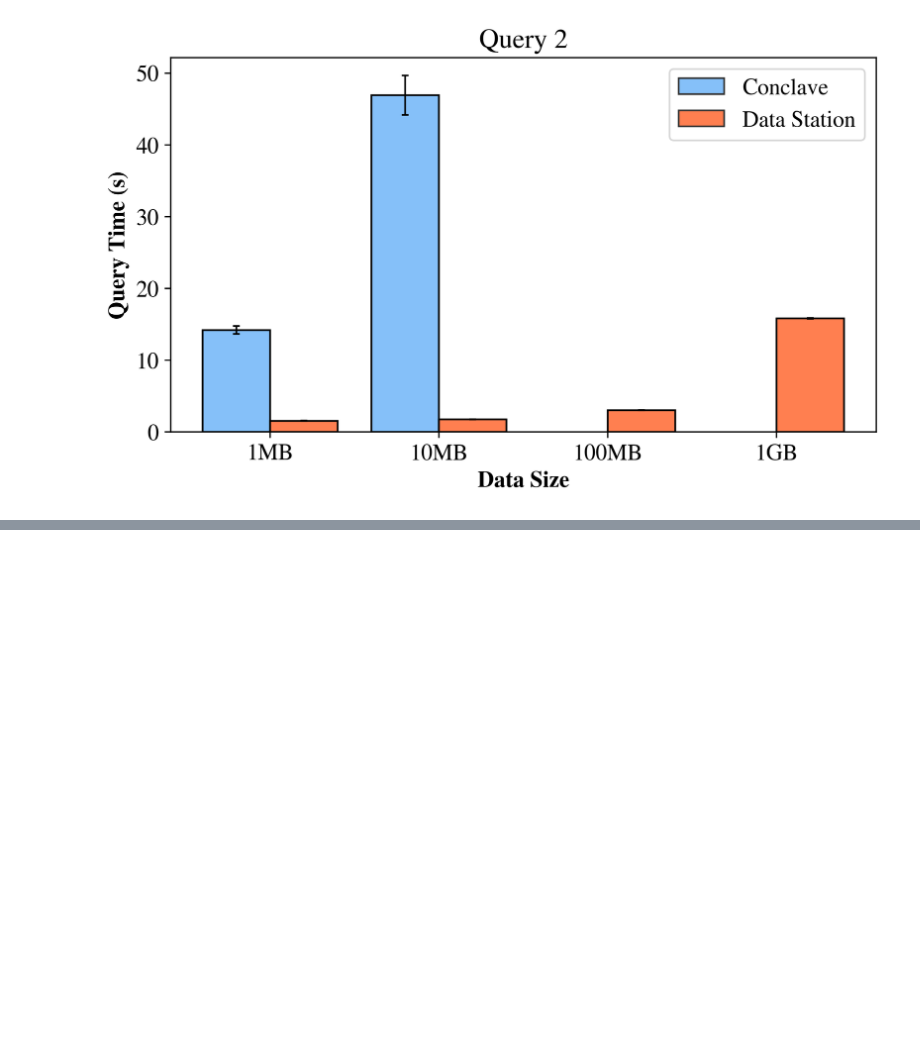
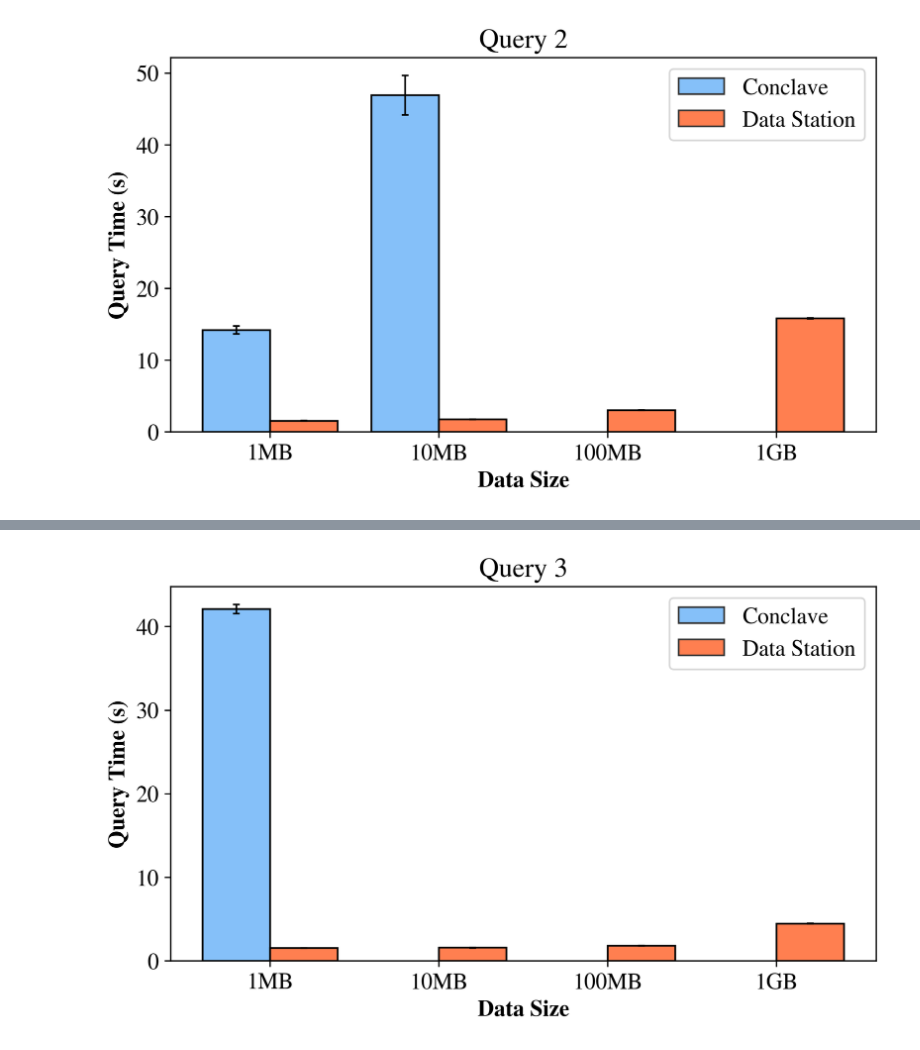
Before and after one commit to Dumplingz/conclave, a Jupyter notebook: conclave_data_parsing.ipynb, the cells around one changed output, grey strips where cells are left out. Saved outputs shown, nothing was run; the diff lists cells and outputs as text; code cells hidden in the pictures; blank space fills up the shorter version.

```diff
--- a/conclave_data_parsing.ipynb
+++ b/conclave_data_parsing.ipynb
@@ -284,3 +284,82 @@ plt.show()
 [(1.5619549751281738, 1.5643503665924072, 1.595458984375), (1.7538552284240725, 1.7597203254699707, 1.7680294513702393), (2.995494842529297, 3.0281567573547363, 3.033928394317627), (15.79345417022705, ...
 [14.195916445999956, 46.9048368629999, nan, nan]
 [figure]
+# %%
+data_left = data_query_dict[5]
+data_left_mmm = [raw_mmm(col) for col in data_left]
+print(data_left_mmm)
+
+data_right = data_station_dict[3]
+data_right_mmm = [raw_mmm(col) for col in data_right]
+print(data_right_mmm)
+
+X_axis = np.arange(4)+1
+
+width = 0.4
+
+# min_no_sev, median_no_sev, max_no_sev = raw_mmm(no_sev)
+# min_sev, median_sev, max_sev = raw_mmm(sev)
+
+stdev_left = [col.std() for col in data_left] + ([float("nan")] * (len(data_right) - len(data_left)))
+medians_left = [row[1] for row in data_left_mmm] + ([float("nan")] * (len(data_right) - len(data_left)))
+print(medians_left)
+
+stdev_right = [col.std() for col in data_right]
+medians_right = [row[1] for row in data_right_mmm]
+
+plt.figure(figsize=(7.5, 4), dpi=320)
+
+plt.bar(x=X_axis-width/2,width=width,height=medians_left,label="Conclave",
+#         # edgecolor=colors_right[i],
+#         # edgecolor=[.2,.2,.2],
+#         # alpha=0.8,
+#         # label=labels_left[i],
+#         # color='none',
+#         # color=colors_right[i],
+        edgecolor=[0.2,0.2,0.2],
+#         # hatch="...",
+        color='#85C0F9'
+        )
+
+
+plt.bar(x=X_axis-width/2,width=width,height=medians_left,yerr=stdev_left,
+        # edgecolor=colors_right[i],
+        # edgecolor=[.2,.2,.2],
+        # alpha=0.8,
+        # label=labels_left[i],
+        # color='none',
+        # color=colors_right[i],
+        edgecolor='black',
+        error_kw={"elinewidth":1,"capsize":2,"capthick":1},
+        color='none'
+        )
+
+plt.bar(x=X_axis+width/2,width=width,height=medians_right,label="Data Station",
+#         # edgecolor=colors_right[i],
+#         # edgecolor=[.2,.2,.2],
+#         # alpha=0.8,
+#         # label=labels_left[i],
+#         # color='none',
+#         # color=colors_right[i],
+        edgecolor=[0.2,0.2,0.2],
+#         # hatch="...",
+        color='coral'
+        )
+
+plt.bar(x=X_axis+width/2,width=width,height=medians_right,yerr=stdev_right,
+        edgecolor='black',
+        error_kw={"elinewidth":1,"capsize":2,"capthick":1},
+        color='none'
+        )
+
+plt.xlabel("Data Size", fontweight="bold")
+plt.ylabel("Query Time (s)", fontweight="bold")
+plt.title("Query 3")
+plt.legend()
+
+plt.xticks(X_axis, [col.name for col in data_right])
+
+plt.savefig("q3.pdf", bbox_inches='tight')
+
+plt.show()
+# %% [output]
@@ -286,0 +369 @@ plt.show()
+[figure, added]
```
Also changed, not shown: parts of 2 cells of this notebook, 3 other files.
